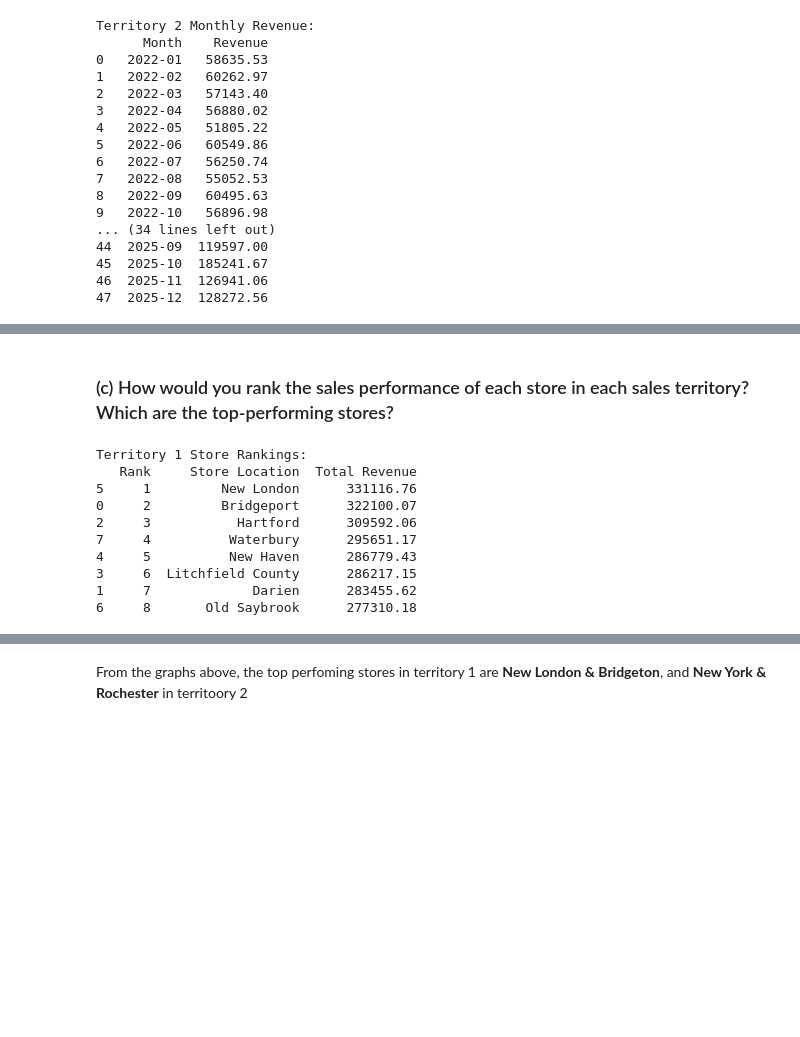
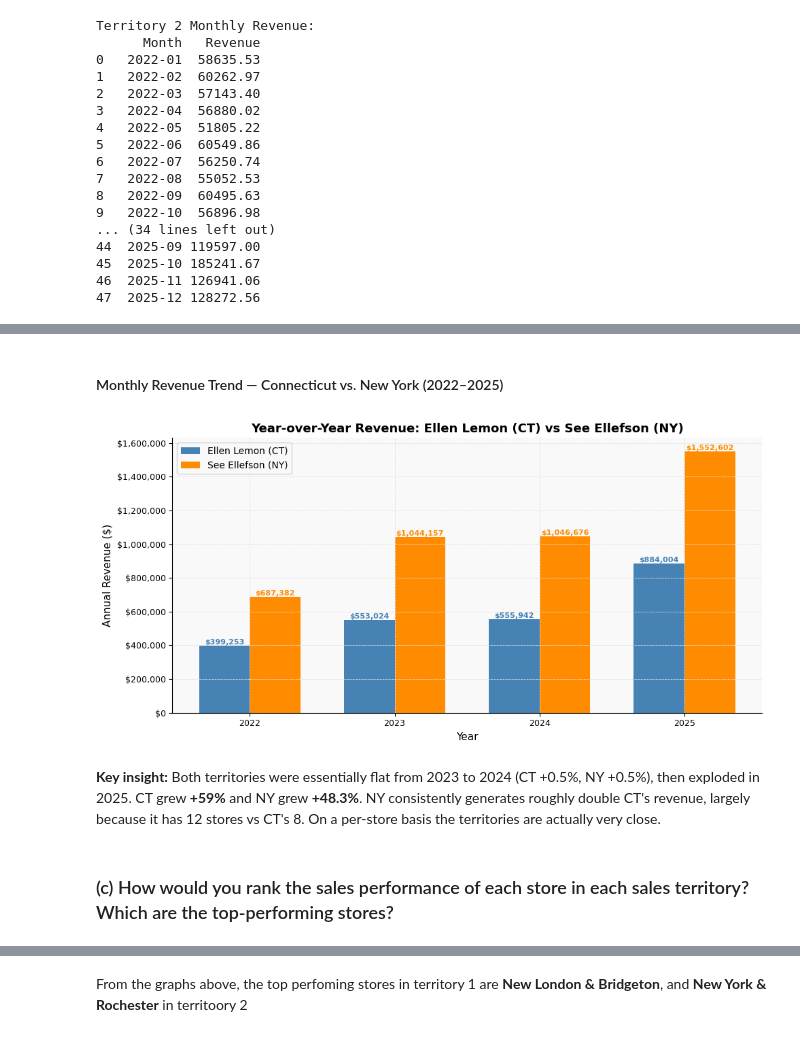
Before and after one commit to godknowstamukamutize-creator/Capstone_2, a Jupyter notebook: mutize_sales_analysis.ipynb, the cells around one changed output, grey strips where cells are left out. Saved outputs shown, nothing was run; the diff lists cells and outputs as text; code cells hidden in the pictures; blank space fills up the shorter version.

```diff
--- a/mutize_sales_analysis.ipynb
+++ b/mutize_sales_analysis.ipynb
@@ -307,23 +450,46 @@ plt.show()
+# %% [markdown]
+#### Monthly Revenue Trend — Connecticut vs. New York (2022–2025)
+# %%
+# Year-over-Year revenue grouped bar — both territories
+ellen_yoy = t1_sales.groupby('Year')['Sale Amount'].sum().reset_index()
+see_yoy   = t2_sales.groupby('Year')['Sale Amount'].sum().reset_index()
+
+years = ellen_yoy['Year'].tolist()
+x     = np.arange(len(years))
+width = 0.35
+
+fig, ax = plt.subplots(figsize=(10, 5))
+bars1 = ax.bar(x - width/2, ellen_yoy['Sale Amount'], width,
+               label='Ellen Lemon (CT)', color='steelblue')
+bars2 = ax.bar(x + width/2, see_yoy['Sale Amount'],   width,
+               label='See Ellefson (NY)', color='darkorange')
+
+for bar in bars1:
+    ax.text(bar.get_x() + bar.get_width()/2, bar.get_height() + 8000,
+            f'${bar.get_height():,.0f}', ha='center', fontsize=8,
+            color='steelblue', fontweight='bold')
+for bar in bars2:
+    ax.text(bar.get_x() + bar.get_width()/2, bar.get_height() + 8000,
+            f'${bar.get_height():,.0f}', ha='center', fontsize=8,
+            color='darkorange', fontweight='bold')
+
+ax.set_title('Year-over-Year Revenue: Ellen Lemon (CT) vs See Ellefson (NY)',
+             fontsize=13, fontweight='bold')
+ax.set_xlabel('Year')
+ax.set_ylabel('Annual Revenue ($)')
+ax.set_xticks(x)
+ax.set_xticklabels(years)
+ax.yaxis.set_major_formatter(mticker.FuncFormatter(lambda x, _: f'${x:,.0f}'))
+ax.legend()
+plt.tight_layout()
+plt.show()
+# %% [output]
+[figure, added]
+# %% [markdown]
+**Key insight:** Both territories were essentially flat from 2023 to 2024
+(CT +0.5%, NY +0.5%), then exploded in 2025. CT grew **+59%** and NY grew
+**+48.3%**. NY consistently generates roughly double CT's revenue, largely
+because it has 12 stores vs CT's 8. On a per-store basis the territories
+are actually very close.
 # %% [markdown]
 ### (c) How would you rank the sales performance of each store in each sales territory? Which are the top-performing stores?
-# %%
-# Group sales by Store ID and rank
-
-t1_by_store = t1_sales.groupby('Store ID')['Sale Amount'].sum().reset_index()
-t1_by_store.columns = ['Store ID', 'Total Revenue']
-t1_by_store = t1_by_store.merge(store_detail[['Store ID','Store Location']], on='Store ID')
-t1_by_store = t1_by_store.sort_values('Total Revenue', ascending=False)
-t1_by_store['Rank'] = range(1, len(t1_by_store)+1)
-print('Territory 1 Store Rankings:')
-print(t1_by_store[['Rank','Store Location','Total Revenue']])
-# %% [output]
-Territory 1 Store Rankings:
-   Rank     Store Location  Total Revenue
-5     1         New London      331116.76
-0     2         Bridgeport      322100.07
-2     3           Hartford      309592.06
-7     4          Waterbury      295651.17
-4     5          New Haven      286779.43
-3     6  Litchfield County      286217.15
-1     7             Darien      283455.62
-6     8       Old Saybrook      277310.18
```
Also changed, not shown: parts of 44 cells of this notebook, 2 other files.
